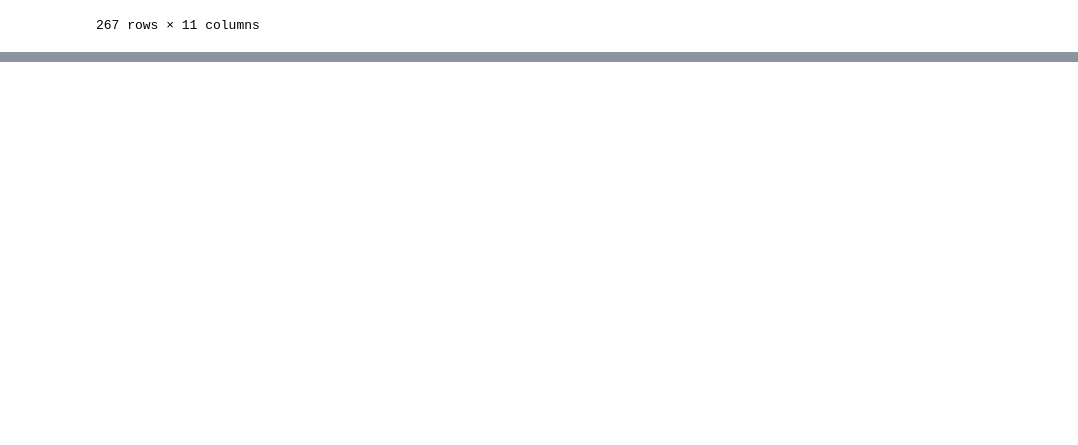
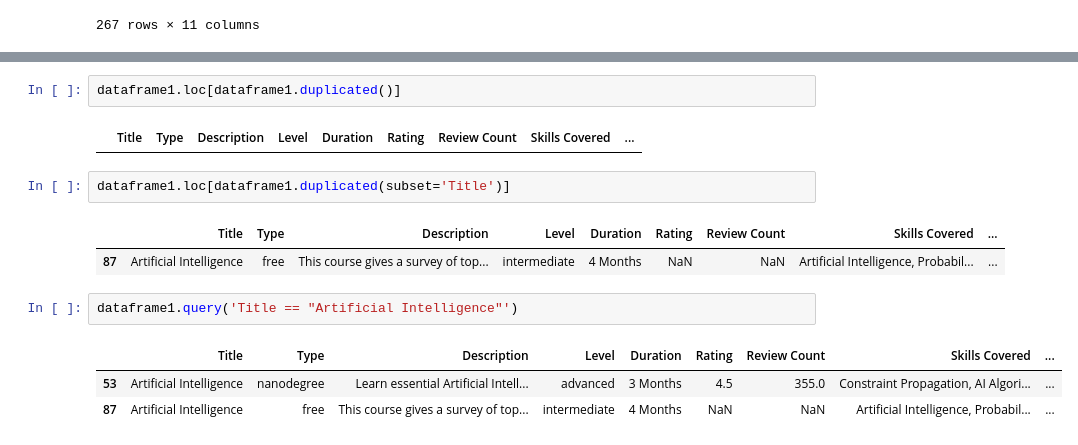
Before and after one commit to humancoder1/Course-Intern_Recommendation_Model, a Jupyter notebook: Analysis.ipynb, the cells around one changed output, grey strips where cells are left out. Drawn from its saved outputs; the diff is of its cells as text; blank space fills up the shorter version.

```diff
--- a/Analysis.ipynb
+++ b/Analysis.ipynb
@@ -22,0 +133,15 @@ dataframe1
+# %%
+dataframe1.loc[dataframe1.duplicated()]
+# %% [output]
+|  | Title | Type | Description | Level | Duration | Rating | Review Count | Skills Covered | ... |
+# %%
+dataframe1.loc[dataframe1.duplicated(subset='Title')]
+# %% [output]
+|  | Title | Type | Description | Level | Duration | Rating | Review Count | Skills Covered | ... |
+| 87 | Artificial Intelligence | free | This course gives a survey of top... | intermediate | 4 Months | NaN | NaN | Artificial Intelligence, Probabil... | ... |
+# %%
+dataframe1.query('Title == "Artificial Intelligence"')
+# %% [output]
+|  | Title | Type | Description | Level | Duration | Rating | Review Count | Skills Covered | ... |
+| 53 | Artificial Intelligence | nanodegree | Learn essential Artificial Intell... | advanced | 3 Months | 4.5 | 355.0 | Constraint Propagation, AI Algori... | ... |
+| 87 | Artificial Intelligence | free | This course gives a survey of top... | intermediate | 4 Months | NaN | NaN | Artificial Intelligence, Probabil... | ... |
```
Also changed, not shown: parts of 9 cells of this notebook.
